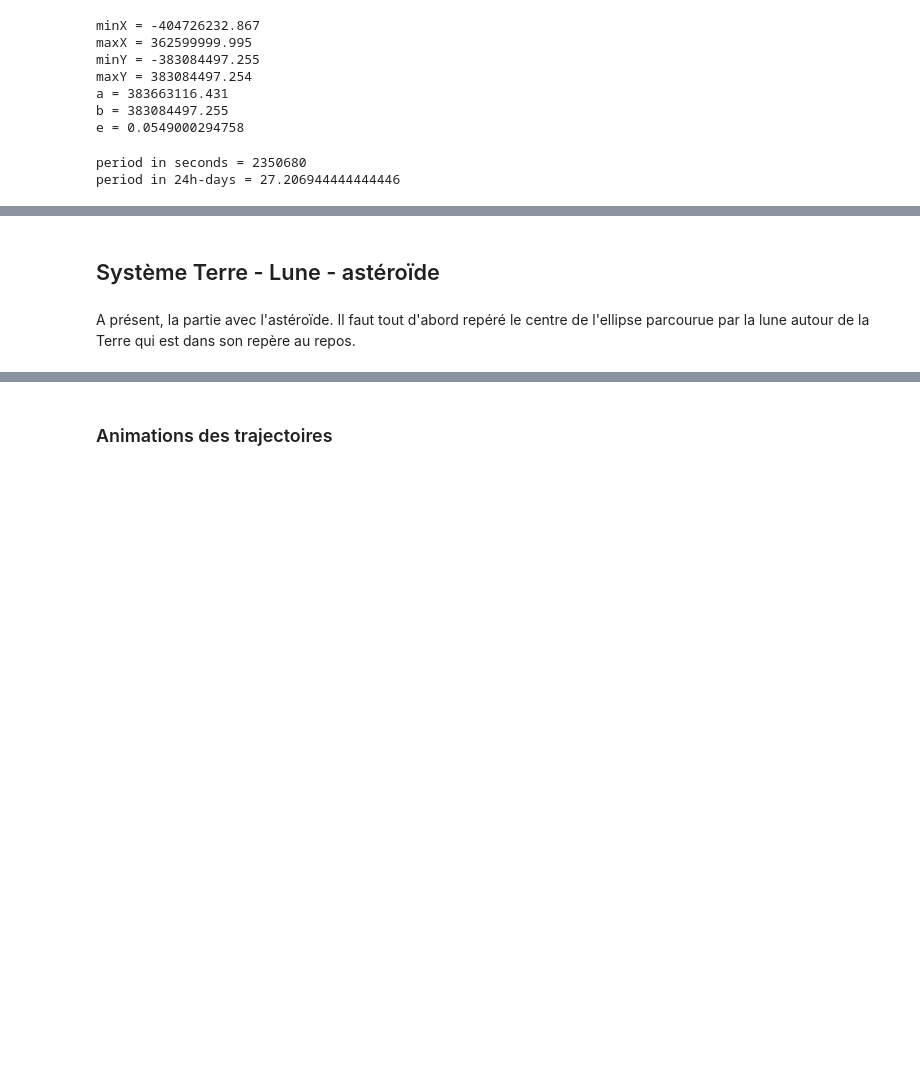
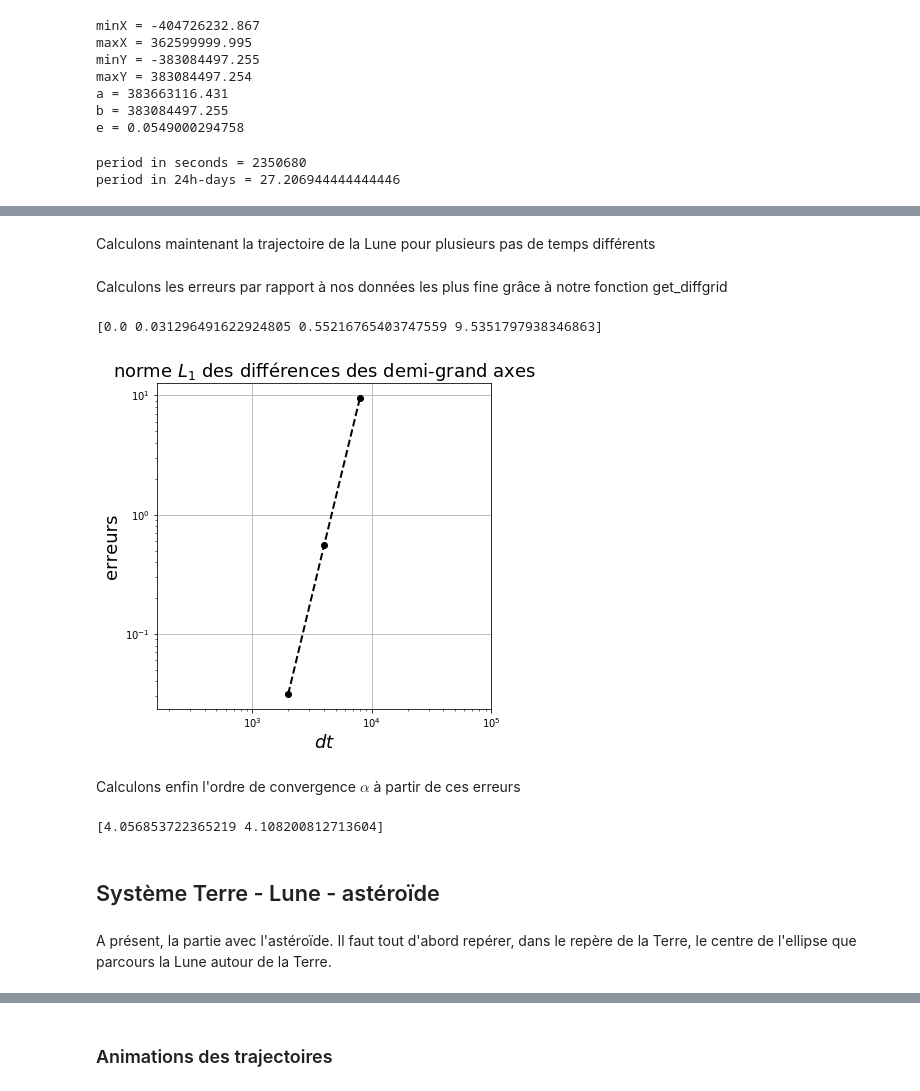
Before and after one commit to BerthilWorshipersSociety/MATH-314_travail_1, a Jupyter notebook: Travail n°1 Kepler - SCHOONEN Cédric, JAMOTTE Maxime.ipynb, the cells around one changed output, grey strips where cells are left out. Saved outputs shown, nothing was run; the diff lists cells and outputs as text; code cells hidden in the pictures; blank space fills up the shorter version.

```diff
--- a/Travail n°1 Kepler - SCHOONEN Cédric, JAMOTTE Maxime.ipynb
+++ b/Travail n°1 Kepler - SCHOONEN Cédric, JAMOTTE Maxime.ipynb
@@ -221,46 +216,61 @@ def get_diffgrid(data_current, data_fine, dt):
+# %% [markdown]
+Calculons maintenant la trajectoire de la Lune pour plusieurs pas de temps différents
 # %%
-# Show the order of the method
+r = 2
 
-r = 2
-h = 10
+#h = 10
+h = 1000
+dt_values = numpy.array([h, r*h, r**2*h, r**3*h])
 
-dt_values = numpy.array([h, r*h, r**2*h, r**3*h,r**4*h,r**5*h,r**6*h,r**7*h,r**8*h])
-
-#dt_values = numpy.array([1000,300,100,30,10])  #,3,1
-dataL_values = numpy.empty_like(dt_values, dtype=numpy.ndarray)
+dataLT_values = numpy.empty_like(dt_values, dtype=numpy.ndarray)
 
 for i, dt in enumerate(dt_values):
 
     N2 = int(T/dt)+1
 
-    dataL = numpy.empty((N2, 4))
-    dataT = numpy.empty((N2, 4))
+    dataLT = numpy.empty((N2, 4))
 
-    dataL[0] = dataL0
-    dataT[0] = dataT0
+    dataLT[0] = dataLT0
 
     for t in range(1,N2):
-        W = rk4(f, dataT[t-1], dataL[t-1], dt)
-        dataT[t] = W[0]
-        dataL[t] = W[1]
+        dataLT[t] = rk4(f, dataLT[t-1], dt)
 
-    dataL_values[i] = dataL
+    dataLT_values[i] = dataLT
+# %% [markdown]
+Calculons les erreurs par rapport à nos données les plus fine grâce à notre fonction get_diffgrid
 # %%
-# Compute the differences
+diffgridLT = numpy.empty_like(dt_values, dtype=numpy.ndarray)
 
-diffgridL = numpy.empty_like(dt_values, dtype=numpy.ndarray)
+for i in range(len(dt_values)):
 
-for i, dt in enumerate(dt_values):
-
-    diffgridL[i] = get_diffgrid(dataL_values[i], dataL_values[0], dt)
+    diffgridLT[i] = get_diffgrid(dataLT_values[i], dataLT_values[0])
 # %%
-print(diffgridL)
+print(diffgridLT)
+# %% [output]
+[0.0 0.031296491622924805 0.55216765403747559 9.5351797938346863]
+# %%
+pyplot.figure(figsize=(6,6))
+pyplot.grid(True)
+pyplot.title(r'norme $L_1$ des différences des demi-grand axes', fontsize=18)
+pyplot.xlabel(r'$dt$', fontsize=18)
+pyplot.ylabel(r'erreurs', fontsize=18)
+pyplot.xlim(1e-4,1)
+pyplot.ylim(1e-4,1)
+pyplot.axis('equal')
+pyplot.loglog(dt_values[1:], diffgridLT[1:], color='k', ls='--', lw=2, marker='o');
+# %% [output]
+[figure, added]
+# %% [markdown]
+Calculons enfin l'ordre de convergence $\alpha$ à partir de ces erreurs
 # %%
-alpha = numpy.empty_like(dt_values, dtype=numpy.ndarray)
+alpha = numpy.empty_like(dt_values[:-2], dtype=numpy.ndarray)
 
-for i in range(0, len(dt_values)-2):
+for i in range(1, len(dt_values)-1):
 
-    alpha[i] = (log(get_diffgrid(dataL_values[i+2], dataL_values[i+1], dt_values[i+2]))
-             - log(get_diffgrid(dataL_values[i+1], dataL_values[i], dt_values[i+1]))) / log(r)
+    #alpha[i-1] = (log(diffgridLT[i+1])-log(diffgridLT[i])) / log(r)
+    alpha[i-1] = (log(get_diffgrid(dataLT_values[i+1], dataLT_values[i]))\
+                  -log(get_diffgrid(dataLT_values[i], dataLT_values[i-1]))) / log(r)
 
 print(alpha)
+# %% [output]
+[4.056853722365219 4.108200812713604]
@@ -276,4 +277,4 @@ pyplot.loglog(dt_values[1:], diffgridL[1:], color='k', ls='--', lw=2, marker='o'
 # %% [markdown]
 ## Système Terre - Lune - astéroïde
 # %% [markdown]
-A présent, la partie avec l'astéroïde. Il faut tout d'abord repéré le centre de l'ellipse parcourue par la lune autour de la Terre qui est dans son repère au repos.
+A présent, la partie avec l'astéroïde. Il faut tout d'abord repérer, dans le repère de la Terre, le centre de l'ellipse que parcours la Lune autour de la Terre.
```
Also changed, not shown: parts of 30 cells of this notebook.
